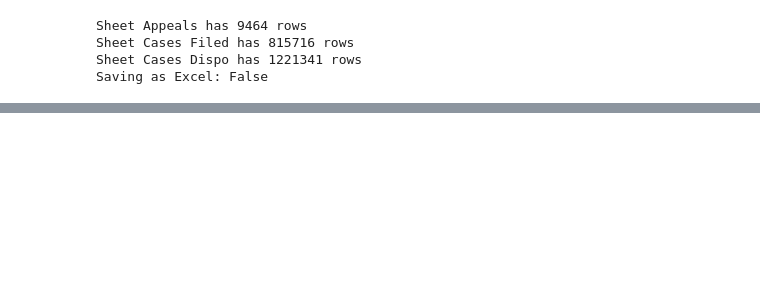
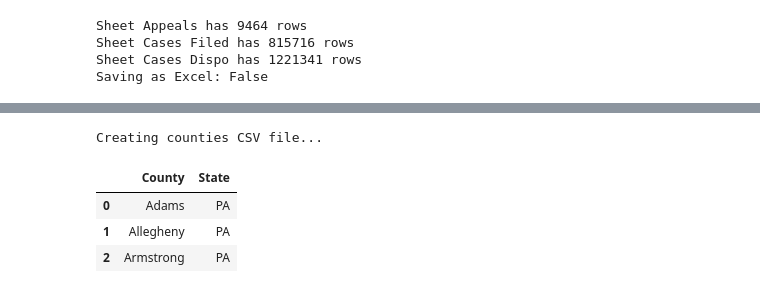
Before and after one commit to ng-23/pccd-idac-idd, a Jupyter notebook: notebooks/idac_data_preprocessing.ipynb, the cells around one changed output, grey strips where cells are left out. Saved outputs shown, nothing was run; the diff lists cells and outputs as text; code cells hidden in the pictures; blank space fills up the shorter version.

```diff
--- a/notebooks/idac_data_preprocessing.ipynb
+++ b/notebooks/idac_data_preprocessing.ipynb
@@ -425,0 +429,21 @@ Saved CSVs to disk in 17.299790620803833 seconds
+# %%
+import os
+from IPython.display import display
+
+if os.getenv('MAKE_COUNTIES_CSV').lower() == 'y':
+    print('Creating counties CSV file...')
+
+    counties = idac_dataset['Cases Filed']['County'].unique()
+    states = ['PA' for _ in range(len(counties))]
+
+    df = pd.DataFrame.from_dict({'County':counties, 'State':states})
+    display(df.head(n=3))
+
+    fname = f'IDAC PA Counties {ftime}.csv'
+    df.to_csv(fname, index=False)
+# %% [output]
+Creating counties CSV file...
+|  | County | State |
+| 0 | Adams | PA |
+| 1 | Allegheny | PA |
+| 2 | Armstrong | PA |
```
Also changed, not shown: parts of 2 cells of this notebook.
